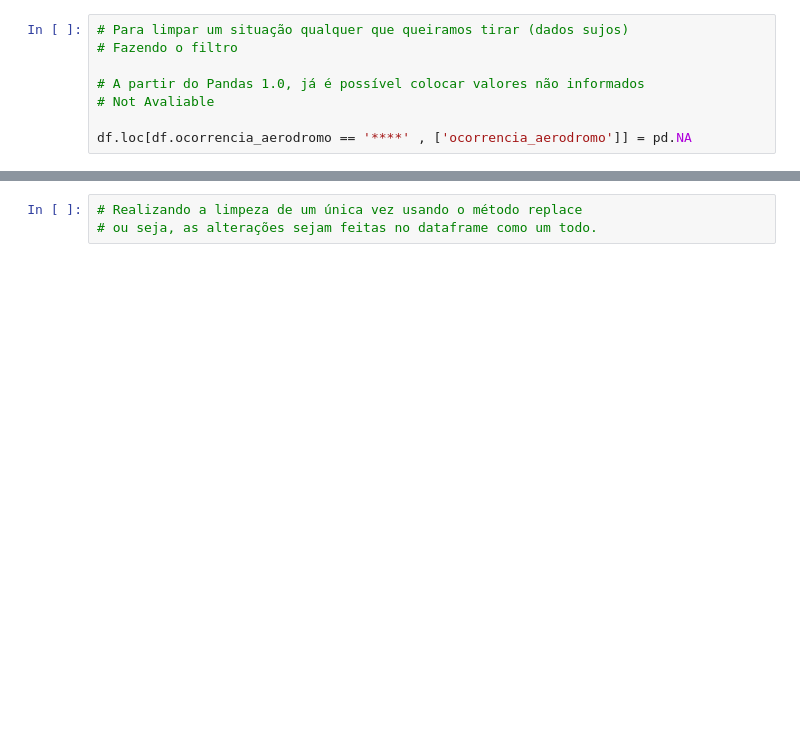
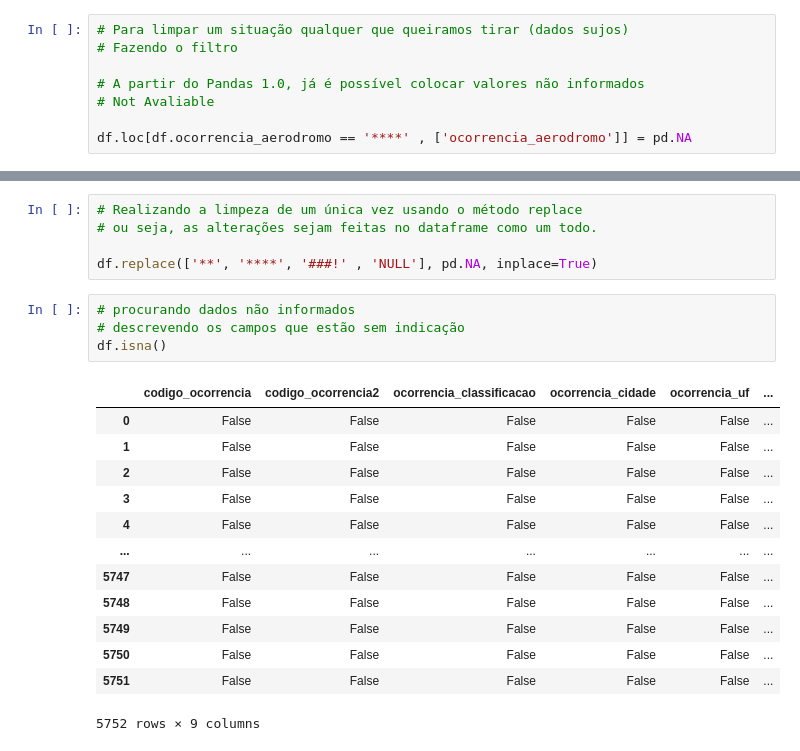
Before and after one commit to alexsandro-matias/dataframes, a Jupyter notebook: limpeza.ipynb, the cells around one changed output, grey strips where cells are left out. Saved outputs shown, nothing was run; the diff lists cells and outputs as text; blank space fills up the shorter version.

```diff
--- a/limpeza.ipynb
+++ b/limpeza.ipynb
@@ -184,3 +184,23 @@ df.head()
 # %%
 # Realizando a limpeza de um única vez usando o método replace
 # ou seja, as alterações sejam feitas no dataframe como um todo.
+
+df.replace(['**', '****', '###!' , 'NULL'], pd.NA, inplace=True)
+# %%
+# procurando dados não informados
+# descrevendo os campos que estão sem indicação
+df.isna()
+# %% [output]
+|  | codigo_ocorrencia | codigo_ocorrencia2 | ocorrencia_classificacao | ocorrencia_cidade | ocorrencia_uf | ... |
+| 0 | False | False | False | False | False | ... |
+| 1 | False | False | False | False | False | ... |
+| 2 | False | False | False | False | False | ... |
+| 3 | False | False | False | False | False | ... |
+| 4 | False | False | False | False | False | ... |
+| ... | ... | ... | ... | ... | ... | ... |
+| 5747 | False | False | False | False | False | ... |
+| 5748 | False | False | False | False | False | ... |
+| 5749 | False | False | False | False | False | ... |
+| 5750 | False | False | False | False | False | ... |
+| 5751 | False | False | False | False | False | ... |
+5752 rows × 9 columns
```
Also changed, not shown: parts of 9 cells of this notebook.
